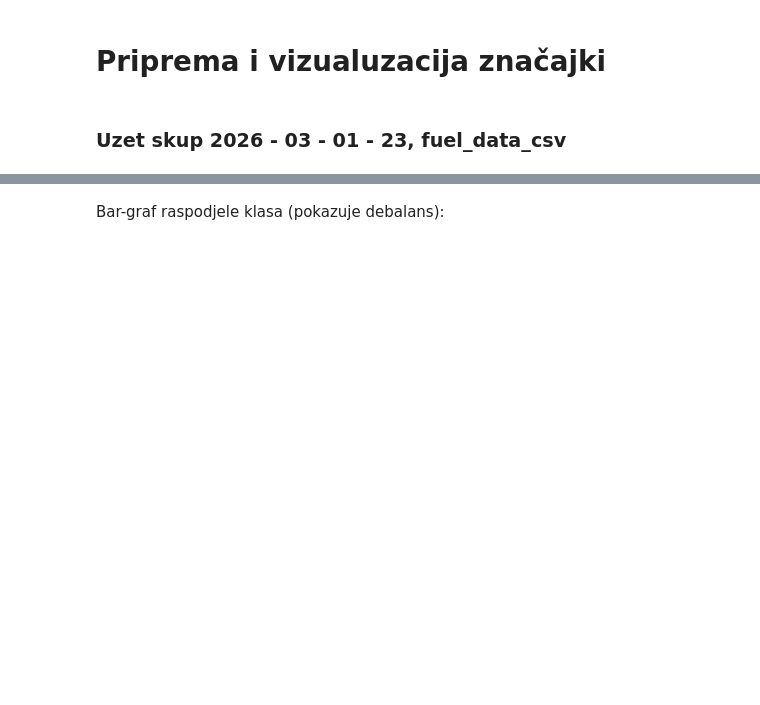
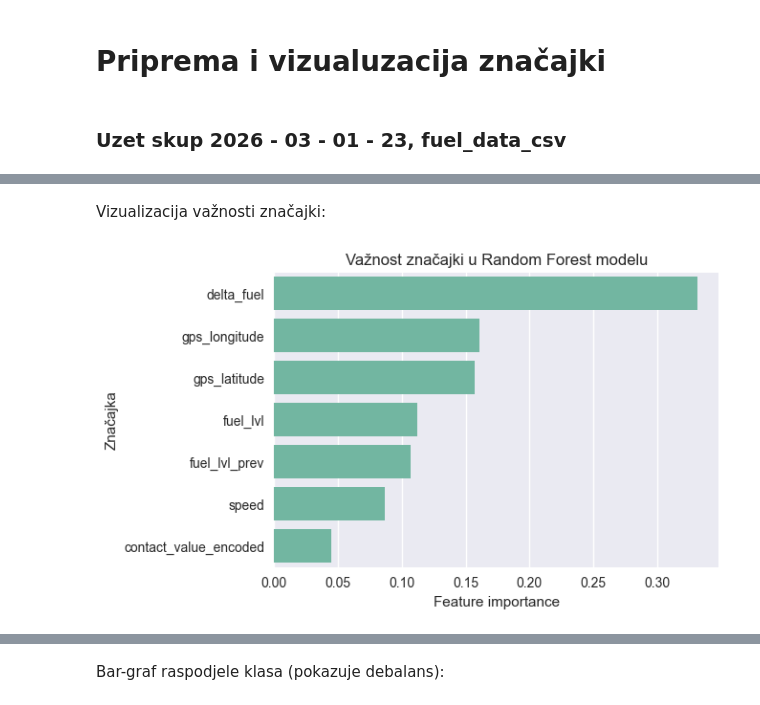
Before and after one commit to Djasek01/sick-fuel-event-detection, a Jupyter notebook: notebooks/01_analiza_priprema_podataka_dogadaji_goriva.ipynb, the cells around one changed output, grey strips where cells are left out. Saved outputs shown, nothing was run; the diff lists cells and outputs as text; code cells hidden in the pictures; blank space fills up the shorter version.

```diff
--- a/notebooks/01_analiza_priprema_podataka_dogadaji_goriva.ipynb
+++ b/notebooks/01_analiza_priprema_podataka_dogadaji_goriva.ipynb
@@ -147,0 +220,23 @@ Name: count, dtype: int64
+# %%
+X = df_model[feature_cols]
+y = df_model[target_col]
+
+X_train, X_test, y_train, y_test = train_test_split(
+    X, y, test_size=0.25, random_state=42, stratify=y
+)
+
+rf = RandomForestClassifier(
+    n_estimators=200,
+    random_state=42,
+    class_weight="balanced",
+    n_jobs=-1
+)
+
+rf.fit(X_train, y_train)
+y_pred = rf.predict(X_test)
+
+print("Confusion matrix:")
+print(confusion_matrix(y_test, y_pred))
+
+print("\nClassification report:")
+print(classification_report(y_test, y_pred, digits=3))
@@ -147,0 +259,13 @@ Name: count, dtype: int64
+# %% [markdown]
+Vizualizacija važnosti značajki:
+# %%
+importances = pd.Series(rf.feature_importances_, index=feature_cols).sort_values(ascending=False)
+
+plt.figure(figsize=(6,4))
+sns.barplot(x=importances, y=importances.index)
+plt.title("Važnost značajki u Random Forest modelu")
+plt.xlabel("Feature importance")
+plt.ylabel("Značajka")
+plt.show()
+# %% [output]
+[figure, added]
```
Also changed, not shown: parts of 26 cells of this notebook.
